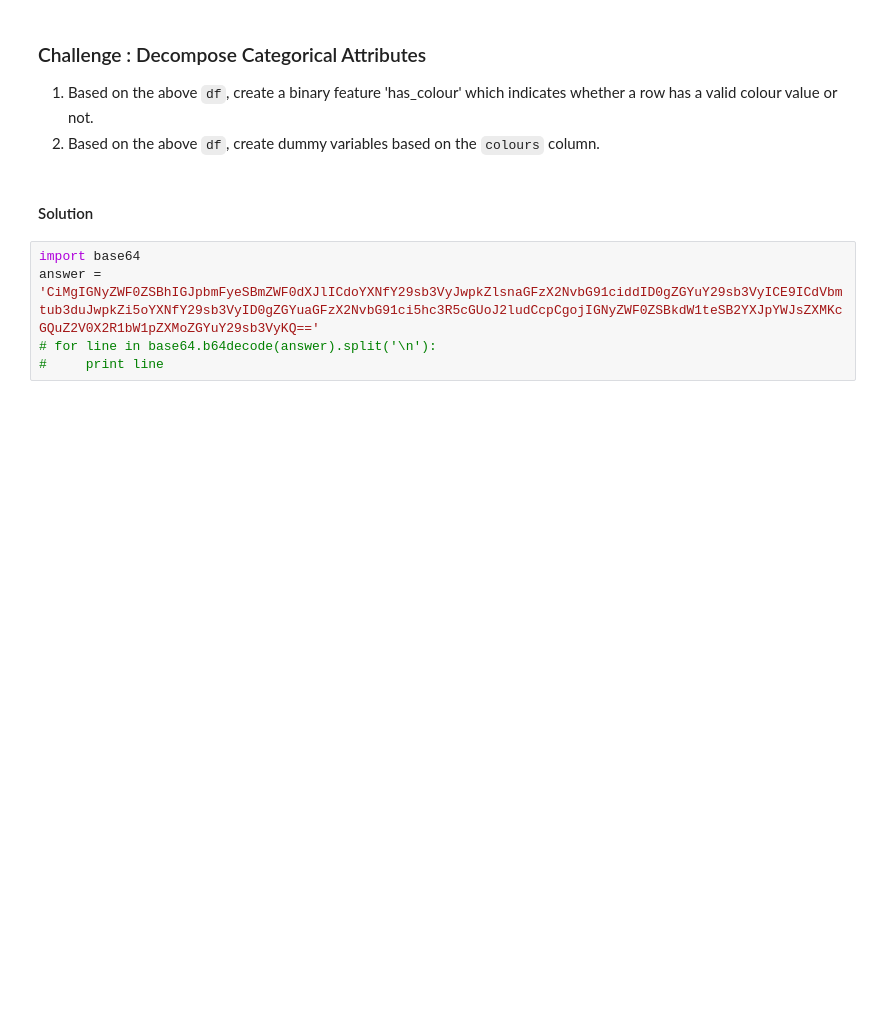
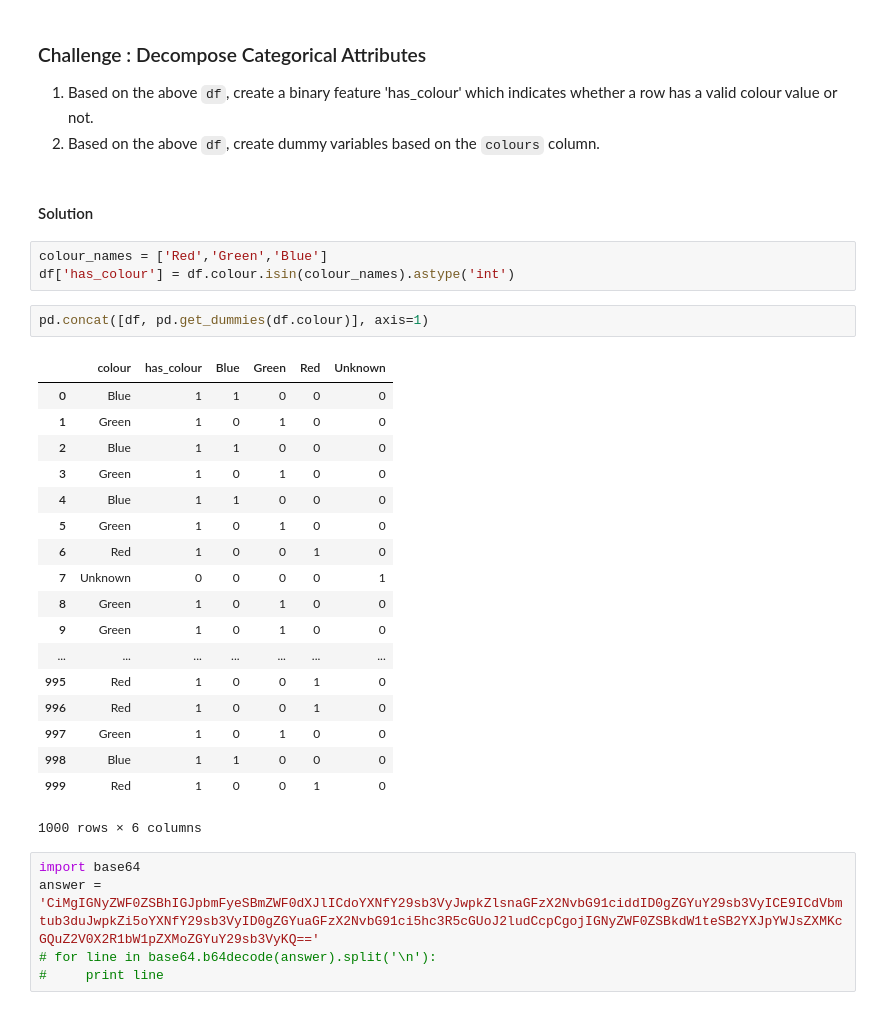
Before and after one commit to DicksonK/DS_HK_5, a Jupyter notebook: notebooks/16 - Feature Engineering II.ipynb, the cells around one changed output. Saved outputs shown, nothing was run; the diff lists cells and outputs as text; blank space fills up the shorter version.

```diff
--- a/notebooks/16 - Feature Engineering II.ipynb
+++ b/notebooks/16 - Feature Engineering II.ipynb
@@ -112,5 +132,29 @@ df.head()
 1. Based on the above `df`, create dummy variables based on the `colours` column.
 # %% [markdown]
 #### Solution
+# %%
+colour_names = ['Red','Green','Blue']
+df['has_colour'] = df.colour.isin(colour_names).astype('int')
+# %%
+pd.concat([df, pd.get_dummies(df.colour)], axis=1)
+# %% [output]
+|  | colour | has_colour | Blue | Green | Red | Unknown |
+| 0 | Blue | 1 | 1 | 0 | 0 | 0 |
+| 1 | Green | 1 | 0 | 1 | 0 | 0 |
+| 2 | Blue | 1 | 1 | 0 | 0 | 0 |
+| 3 | Green | 1 | 0 | 1 | 0 | 0 |
+| 4 | Blue | 1 | 1 | 0 | 0 | 0 |
+| 5 | Green | 1 | 0 | 1 | 0 | 0 |
+| 6 | Red | 1 | 0 | 0 | 1 | 0 |
+| 7 | Unknown | 0 | 0 | 0 | 0 | 1 |
+| 8 | Green | 1 | 0 | 1 | 0 | 0 |
+| 9 | Green | 1 | 0 | 1 | 0 | 0 |
+| ... | ... | ... | ... | ... | ... | ... |
+| 995 | Red | 1 | 0 | 0 | 1 | 0 |
+| 996 | Red | 1 | 0 | 0 | 1 | 0 |
+| 997 | Green | 1 | 0 | 1 | 0 | 0 |
+| 998 | Blue | 1 | 1 | 0 | 0 | 0 |
+| 999 | Red | 1 | 0 | 0 | 1 | 0 |
+1000 rows × 6 columns
 # %%
 import base64
```
Also changed, not shown: parts of 14 cells of this notebook, 1 other file.
